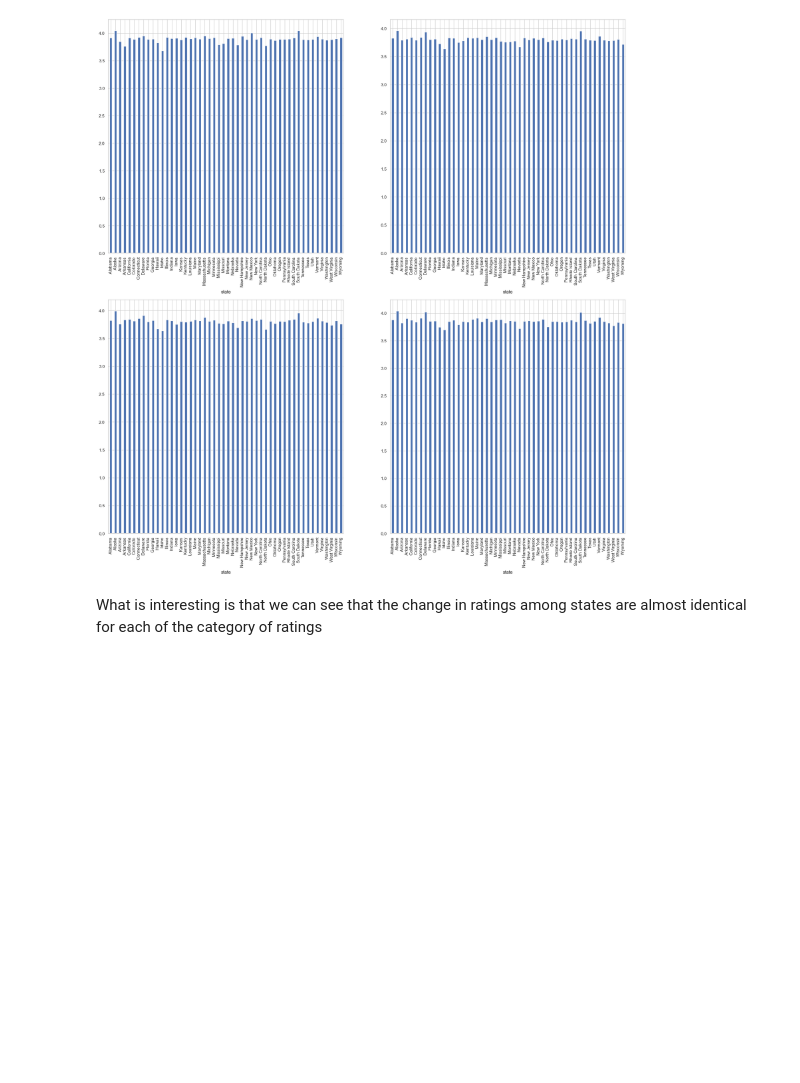
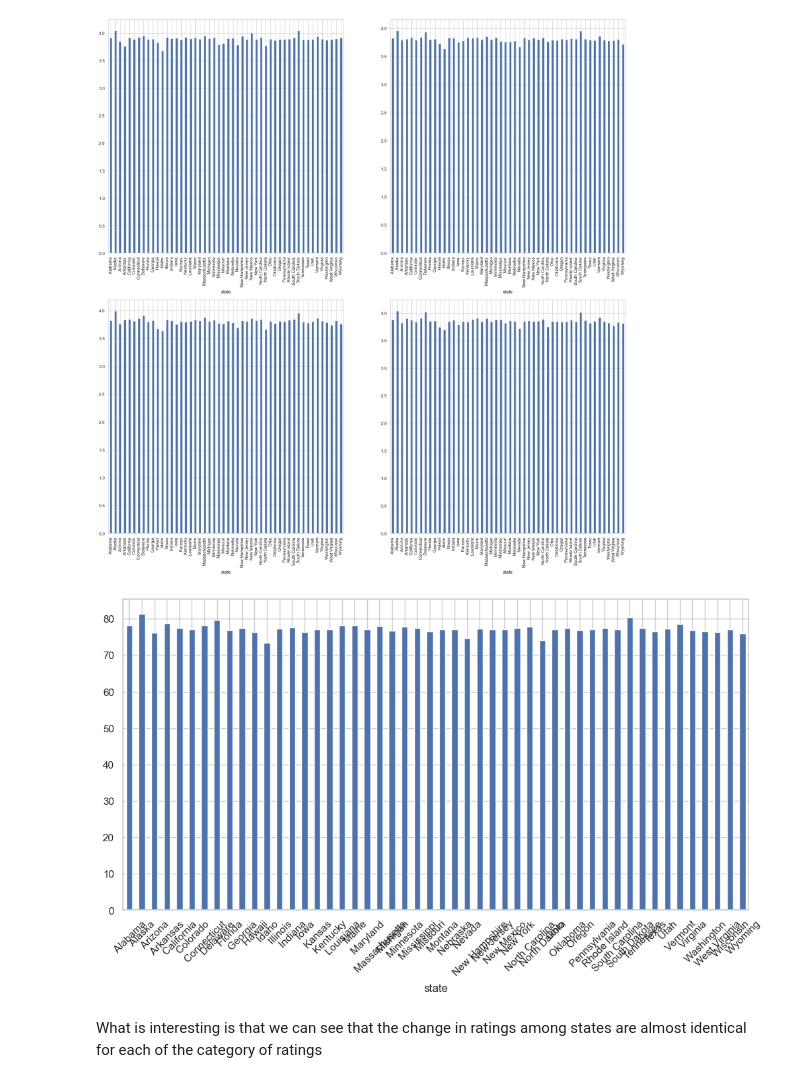
Before and after one commit to epfl-ada/ada-2024-project-databrewers, a Jupyter notebook: cleo.ipynb, the cells around one changed output. Saved outputs shown, nothing was run; the diff lists cells and outputs as text; code cells hidden in the pictures; blank space fills up the shorter version.

```diff
--- a/cleo.ipynb
+++ b/cleo.ipynb
@@ -192,6 +192,18 @@ mean_taste.plot(kind='bar', ax=axs[1, 1])
 plt.show()
 # %% [output]
 [figure]
+# %%
+# We re prompt the mean ratings per state but as a percentage
+mean_rating_per_state = reviews_usa.groupby('state')['overall'].mean()
+mean_rating_per_state = mean_rating_per_state * 20
+
+# We plot the mean rating per state as a percentage
+plt.figure(figsize=(12,6))
+mean_rating_per_state.plot(kind='bar')
+plt.xticks(rotation=45)
+plt.show()
+# %% [output]
+[figure, added]
 # %% [markdown]
 What is interesting is that we can see that the change in ratings among states are almost identical for each of the category of ratings
 # %%
```
Also changed, not shown: parts of 5 cells of this notebook.
